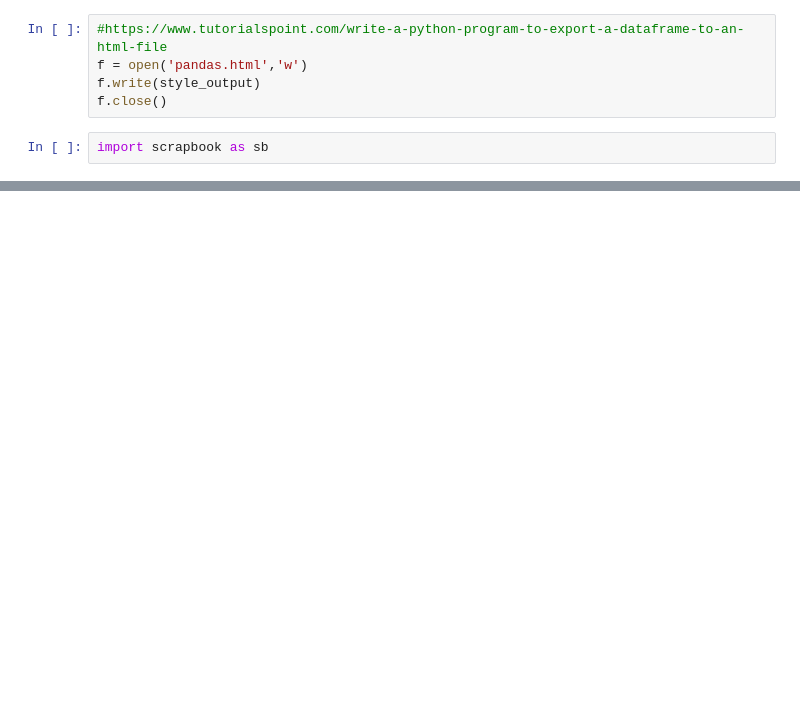
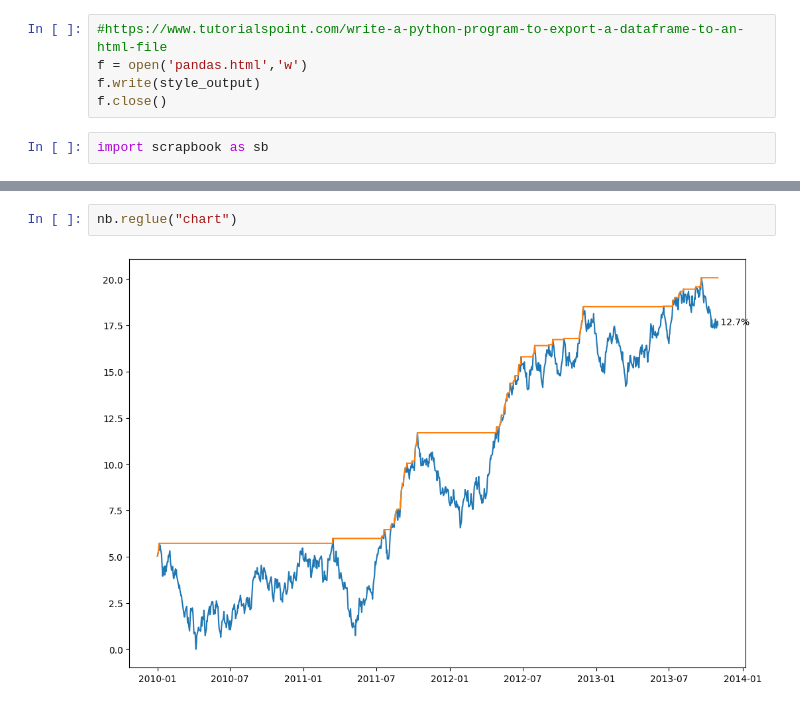
Before and after one commit to ray-oh/Optimus, a Jupyter notebook: scripts/sample_notebook/DClickReport.ipynb, the cells around one changed output, grey strips where cells are left out. Drawn from its saved outputs; the diff is of its cells as text; blank space fills up the shorter version.

```diff
--- a/scripts/sample_notebook/DClickReport.ipynb
+++ b/scripts/sample_notebook/DClickReport.ipynb
@@ -279,0 +361,4 @@ ModuleNotFoundError: No module named 'matplotlib'
+# %%
+nb.reglue("chart")
+# %% [output]
+[figure, added]
```
Also changed, not shown: parts of 25 cells of this notebook, 2 other files.
